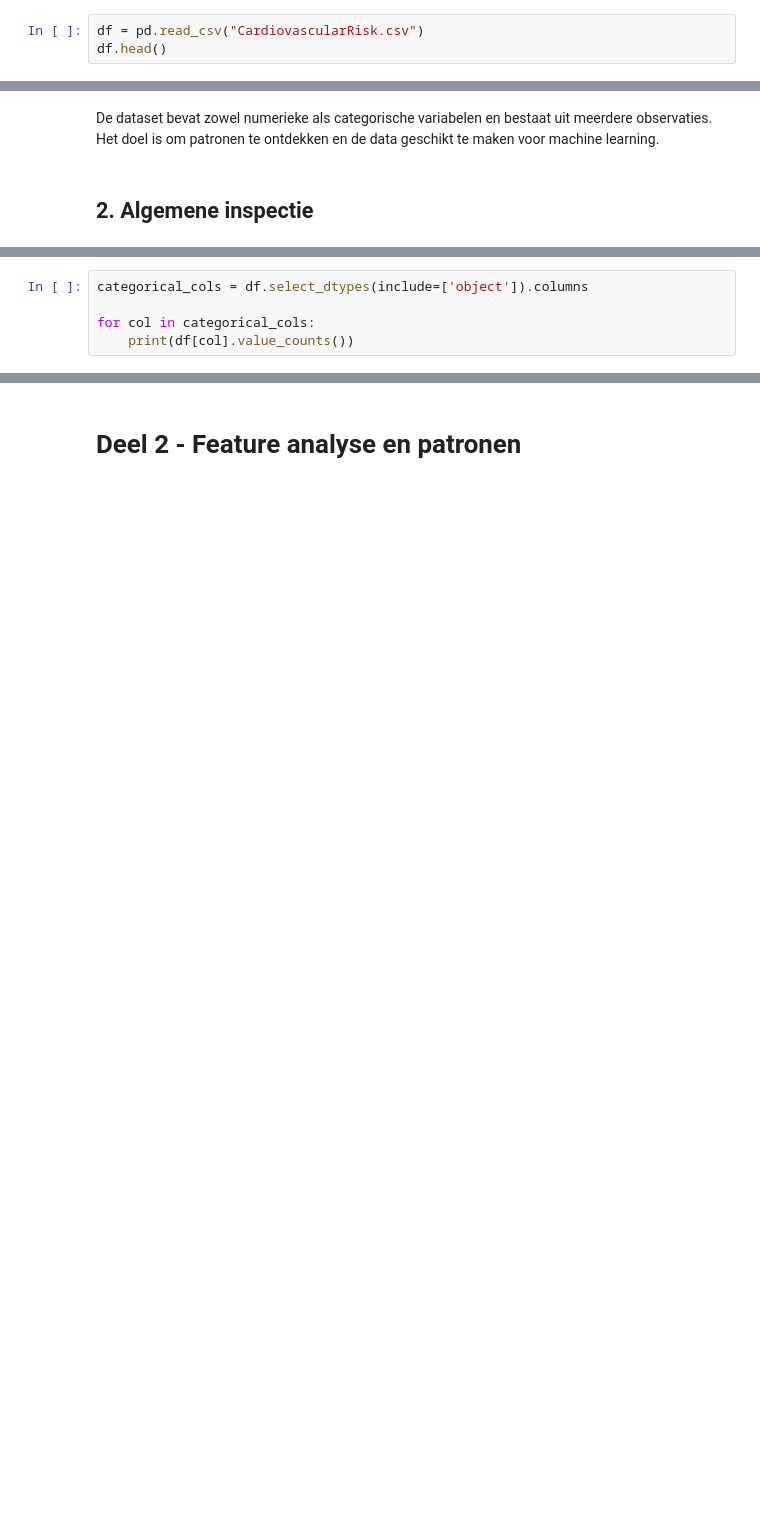
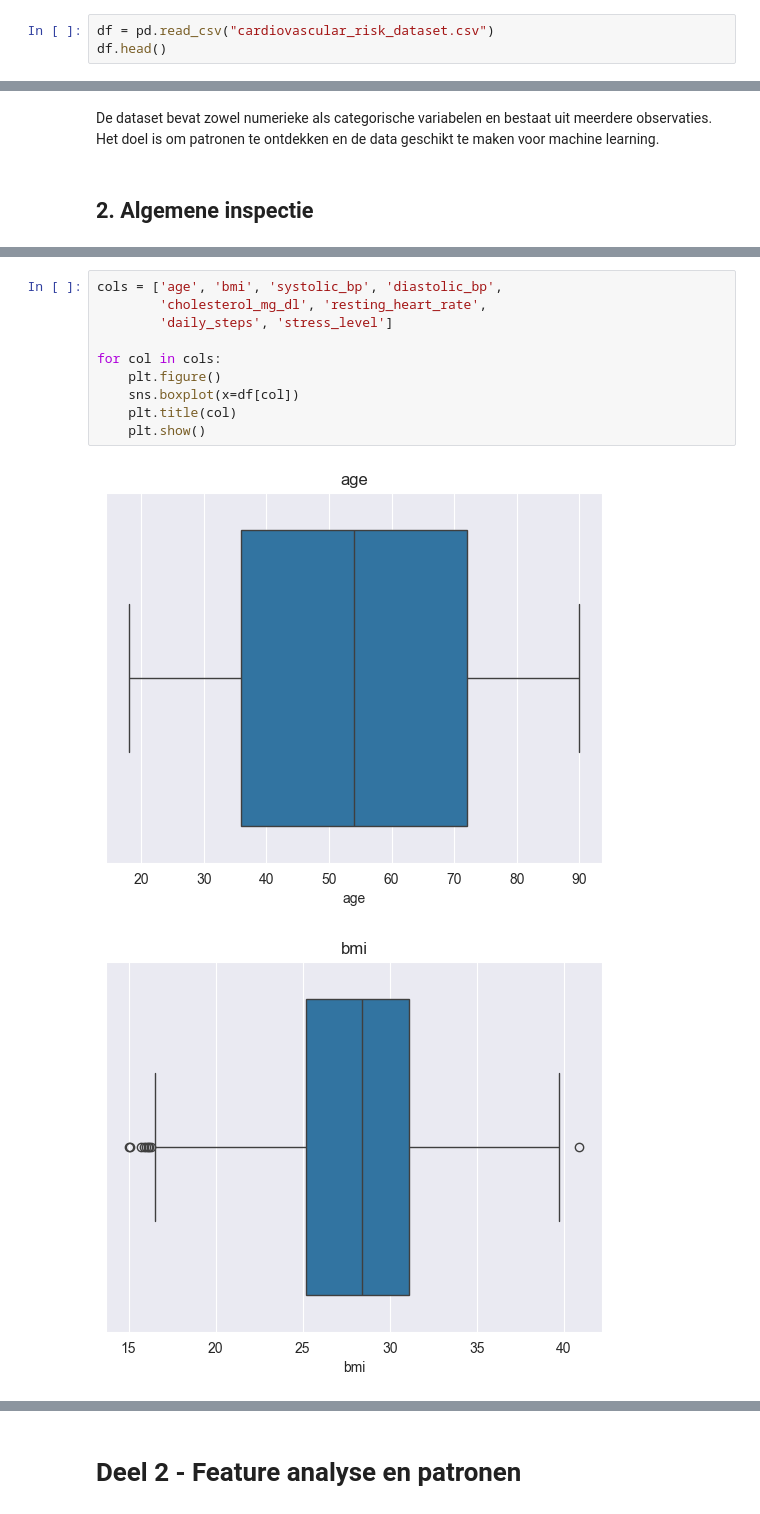
Before and after one commit to ESmids/BPDEE-Practicums, a Jupyter notebook: Opdracht1/HeartAttackDataset/CardiovascularRisk.ipynb, the cells around one changed output, grey strips where cells are left out. Saved outputs shown, nothing was run; the diff lists cells and outputs as text; blank space fills up the shorter version.

```diff
--- a/Opdracht1/HeartAttackDataset/CardiovascularRisk.ipynb
+++ b/Opdracht1/HeartAttackDataset/CardiovascularRisk.ipynb
@@ -21,3 +23,3 @@ import matplotlib.pyplot as plt
 # %%
-df = pd.read_csv("CardiovascularRisk.csv")
+df = pd.read_csv("cardiovascular_risk_dataset.csv")
 df.head()
@@ -52,5 +108,0 @@ plt.show()
-# %%
-categorical_cols = df.select_dtypes(include=['object']).columns
-
-for col in categorical_cols:
-    print(df[col].value_counts())
@@ -59,0 +112,13 @@ for col in categorical_cols:
+# %%
+cols = ['age', 'bmi', 'systolic_bp', 'diastolic_bp',
+        'cholesterol_mg_dl', 'resting_heart_rate',
+        'daily_steps', 'stress_level']
+
+for col in cols:
+    plt.figure()
+    sns.boxplot(x=df[col])
+    plt.title(col)
+    plt.show()
+# %% [output]
+[figure, added]
+[figure, added]
```
Also changed, not shown: parts of 58 cells of this notebook, 2 other files.
